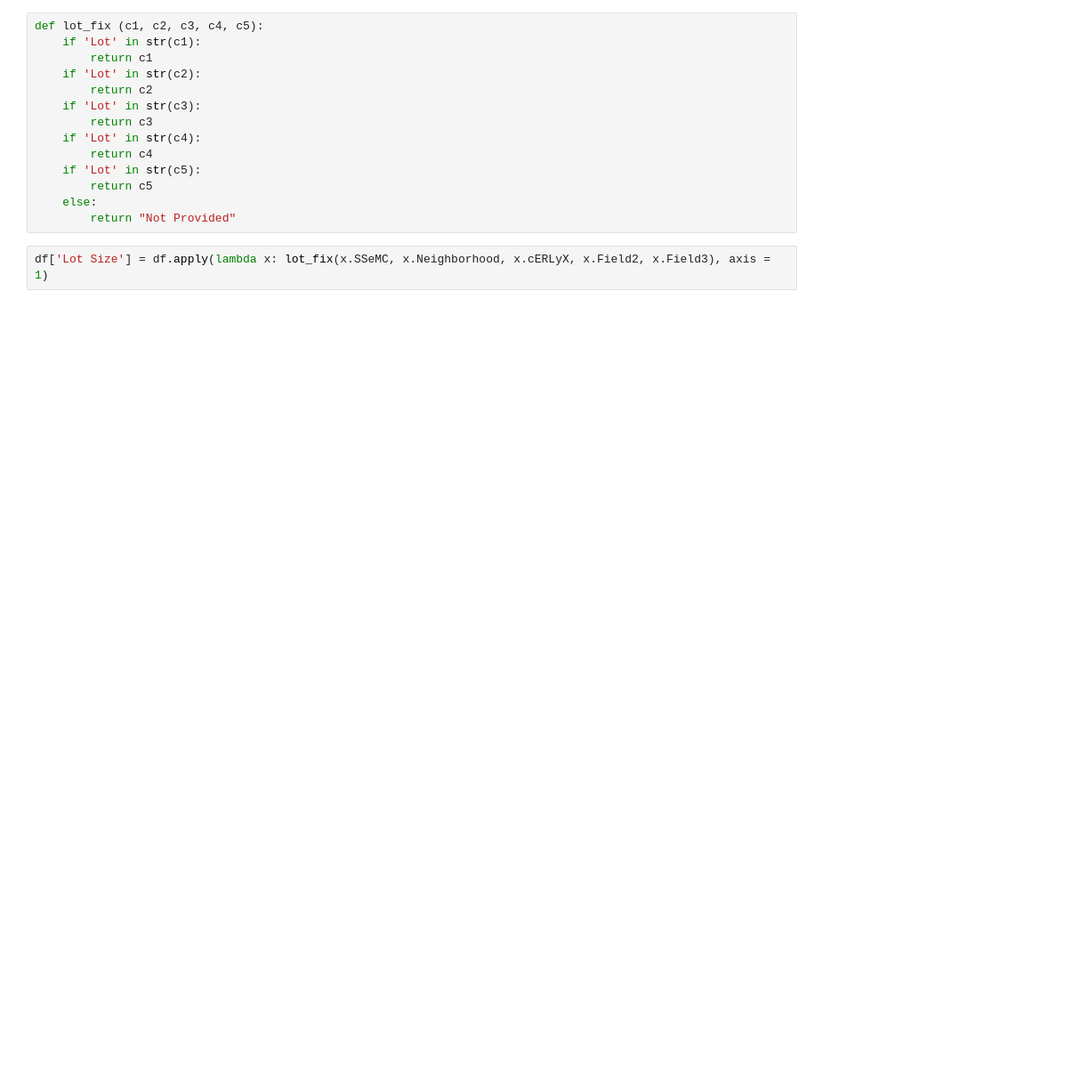
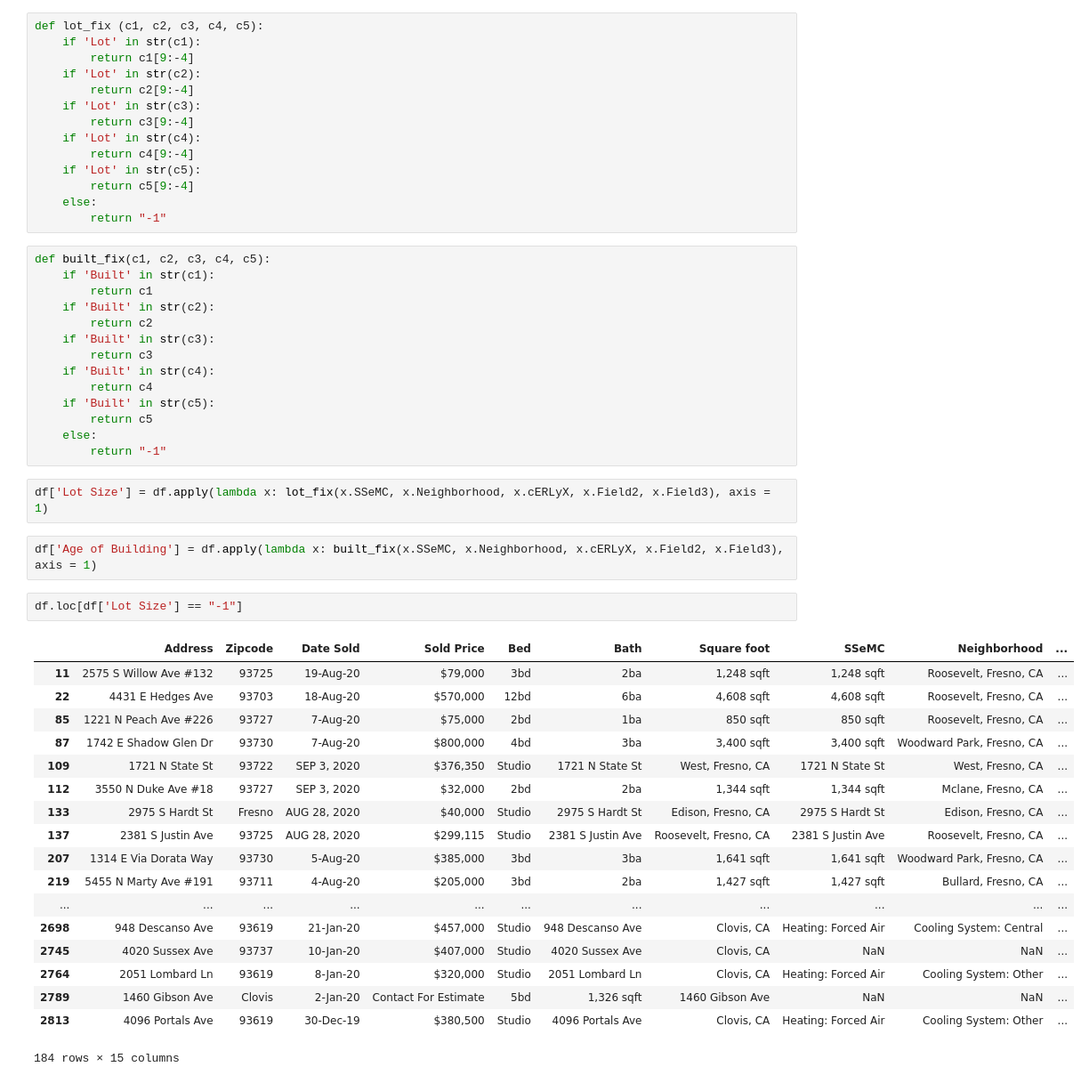
Before and after one commit to koreric18/Housing-Prices, a Jupyter notebook: Untitled.ipynb, the cells around one changed output. Shown at 89% size. Saved outputs shown, nothing was run; the diff lists cells and outputs as text; blank space fills up the shorter version.

```diff
--- a/Untitled.ipynb
+++ b/Untitled.ipynb
@@ -165,16 +193,53 @@ Name: SSeMC, Length: 2824, dtype: object
 # %%
 def lot_fix (c1, c2, c3, c4, c5):
     if 'Lot' in str(c1):
-        return c1
+        return c1[9:-4]
     if 'Lot' in str(c2):
-        return c2
+        return c2[9:-4]
     if 'Lot' in str(c3):
-        return c3
+        return c3[9:-4]
     if 'Lot' in str(c4):
-        return c4
+        return c4[9:-4]
     if 'Lot' in str(c5):
-        return c5
+        return c5[9:-4]
     else:
-        return "Not Provided"
+        return "-1"
+# %%
+def built_fix(c1, c2, c3, c4, c5):
+    if 'Built' in str(c1):
+        return c1
+    if 'Built' in str(c2):
+        return c2
+    if 'Built' in str(c3):
+        return c3
+    if 'Built' in str(c4):
+        return c4
+    if 'Built' in str(c5):
+        return c5
+    else:
+        return "-1"
 # %%
 df['Lot Size'] = df.apply(lambda x: lot_fix(x.SSeMC, x.Neighborhood, x.cERLyX, x.Field2, x.Field3), axis = 1)
+# %%
+df['Age of Building'] = df.apply(lambda x: built_fix(x.SSeMC, x.Neighborhood, x.cERLyX, x.Field2, x.Field3), axis = 1)
+# %%
+df.loc[df['Lot Size'] == "-1"]
+# %% [output]
+|  | Address | Zipcode | Date Sold | Sold Price | Bed | Bath | Square foot | SSeMC | Neighborhood | ... |
+| 11 | 2575 S Willow Ave #132 | 93725 | 19-Aug-20 | $79,000 | 3bd | 2ba | 1,248 sqft | 1,248 sqft | Roosevelt, Fresno, CA | ... |
+| 22 | 4431 E Hedges Ave | 93703 | 18-Aug-20 | $570,000 | 12bd | 6ba | 4,608 sqft | 4,608 sqft | Roosevelt, Fresno, CA | ... |
+| 85 | 1221 N Peach Ave #226 | 93727 | 7-Aug-20 | $75,000 | 2bd | 1ba | 850 sqft | 850 sqft | Roosevelt, Fresno, CA | ... |
+| 87 | 1742 E Shadow Glen Dr | 93730 | 7-Aug-20 | $800,000 | 4bd | 3ba | 3,400 sqft | 3,400 sqft | Woodward Park, Fresno, CA | ... |
+| 109 | 1721 N State St | 93722 | SEP 3, 2020 | $376,350 | Studio | 1721 N State St | West, Fresno, CA | 1721 N State St | West, Fresno, CA | ... |
+| 112 | 3550 N Duke Ave #18 | 93727 | SEP 3, 2020 | $32,000 | 2bd | 2ba | 1,344 sqft | 1,344 sqft | Mclane, Fresno, CA | ... |
+| 133 | 2975 S Hardt St | Fresno | AUG 28, 2020 | $40,000 | Studio | 2975 S Hardt St | Edison, Fresno, CA | 2975 S Hardt St | Edison, Fresno, CA | ... |
+| 137 | 2381 S Justin Ave | 93725 | AUG 28, 2020 | $299,115 | Studio | 2381 S Justin Ave | Roosevelt, Fresno, CA | 2381 S Justin Ave | Roosevelt, Fresno, CA | ... |
+| 207 | 1314 E Via Dorata Way | 93730 | 5-Aug-20 | $385,000 | 3bd | 3ba | 1,641 sqft | 1,641 sqft | Woodward Park, Fresno, CA | ... |
+| 219 | 5455 N Marty Ave #191 | 93711 | 4-Aug-20 | $205,000 | 3bd | 2ba | 1,427 sqft | 1,427 sqft | Bullard, Fresno, CA | ... |
+| ... | ... | ... | ... | ... | ... | ... | ... | ... | ... | ... |
+| 2698 | 948 Descanso Ave | 93619 | 21-Jan-20 | $457,000 | Studio | 948 Descanso Ave | Clovis, CA | Heating: Forced Air | Cooling System: Central | ... |
+| 2745 | 4020 Sussex Ave | 93737 | 10-Jan-20 | $407,000 | Studio | 4020 Sussex Ave | Clovis, CA | NaN | NaN | ... |
+| 2764 | 2051 Lombard Ln | 93619 | 8-Jan-20 | $320,000 | Studio | 2051 Lombard Ln | Clovis, CA | Heating: Forced Air | Cooling System: Other | ... |
+| 2789 | 1460 Gibson Ave | Clovis | 2-Jan-20 | Contact For Estimate | 5bd | 1,326 sqft | 1460 Gibson Ave | NaN | NaN | ... |
+| 2813 | 4096 Portals Ave | 93619 | 30-Dec-19 | $380,500 | Studio | 4096 Portals Ave | Clovis, CA | Heating: Forced Air | Cooling System: Other | ... |
+184 rows × 15 columns
```
Also changed, not shown: parts of 33 cells of this notebook, 3 other files.
